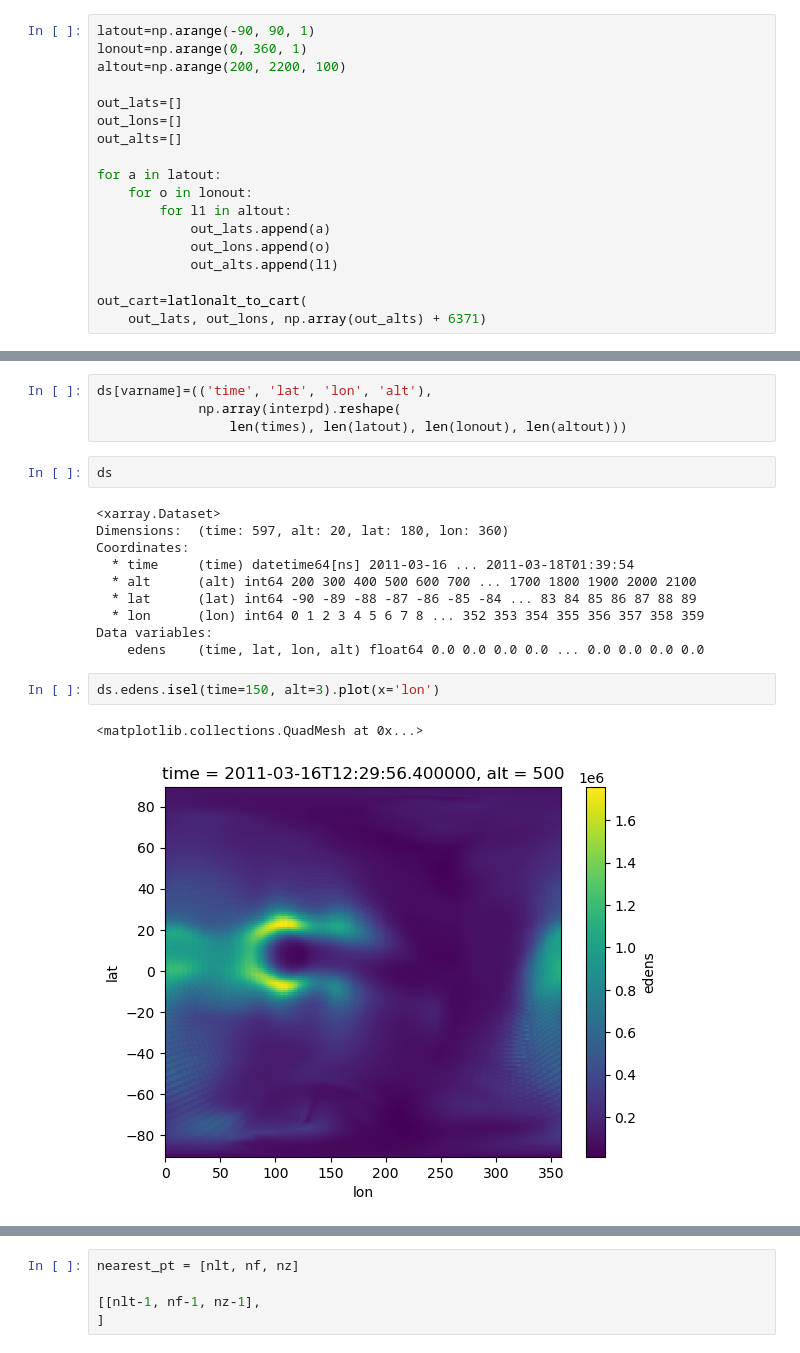
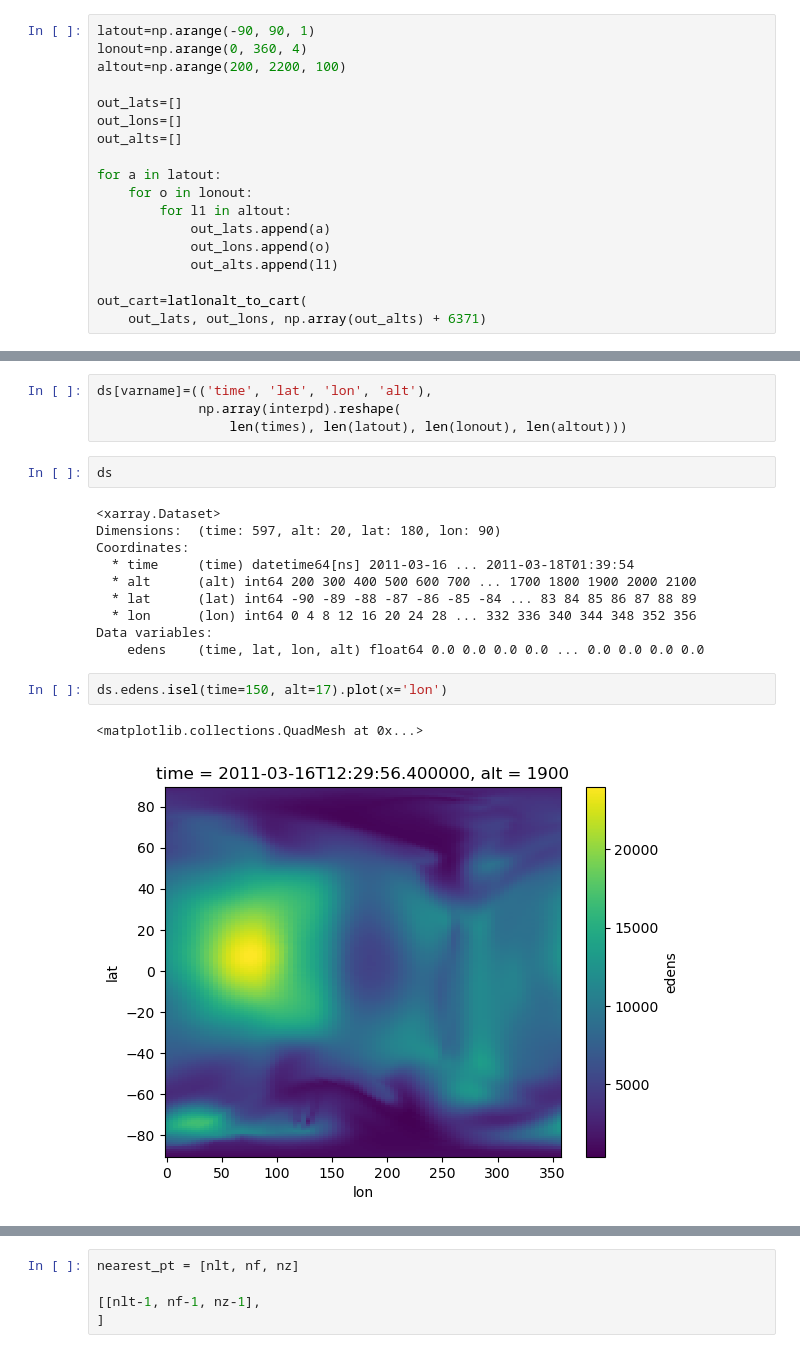
Before and after one commit to abukowski21/SAMI3-GITM-python, a Jupyter notebook: FixInterpolations.ipynb, the cells around one changed output, grey strips where cells are left out. Cells and saved outputs as stored; diff of their text form.

```diff
--- a/FixInterpolations.ipynb
+++ b/FixInterpolations.ipynb
@@ -39,7 +39,7 @@ in_cart.shape
 (1330560, 3)
 # %%
 latout=np.arange(-90, 90, 1)
-lonout=np.arange(0, 360, 1)
+lonout=np.arange(0, 360, 4)
 altout=np.arange(200, 2200, 100)
 
 out_lats=[]
@@ -80,18 +80,18 @@ ds[varname]=(('time', 'lat', 'lon', 'alt'),
 ds
 # %% [output]
 <xarray.Dataset>
-Dimensions:  (time: 597, alt: 20, lat: 180, lon: 360)
+Dimensions:  (time: 597, alt: 20, lat: 180, lon: 90)
 Coordinates:
   * time     (time) datetime64[ns] 2011-03-16 ... 2011-03-18T01:39:54
   * alt      (alt) int64 200 300 400 500 600 700 ... 1700 1800 1900 2000 2100
   * lat      (lat) int64 -90 -89 -88 -87 -86 -85 -84 ... 83 84 85 86 87 88 89
-  * lon      (lon) int64 0 1 2 3 4 5 6 7 8 ... 352 353 354 355 356 357 358 359
+  * lon      (lon) int64 0 4 8 12 16 20 24 28 ... 332 336 340 344 348 352 356
 Data variables:
     edens    (time, lat, lon, alt) float64 0.0 0.0 0.0 0.0 ... 0.0 0.0 0.0 0.0
 # %%
-ds.edens.isel(time=150, alt=3).plot(x='lon')
+ds.edens.isel(time=150, alt=17).plot(x='lon')
 # %% [output]
 <matplotlib.collections.QuadMesh at 0x...>
-[figure, old version]
+[figure, new version]
 # %%
 plt.figure(figsize=(10,10))
```
Also changed, not shown: parts of 36 cells of this notebook.
